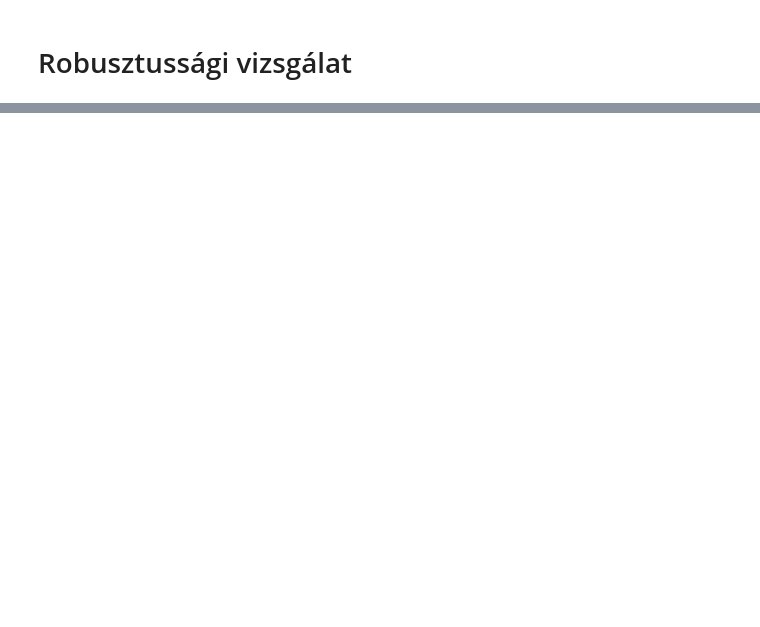
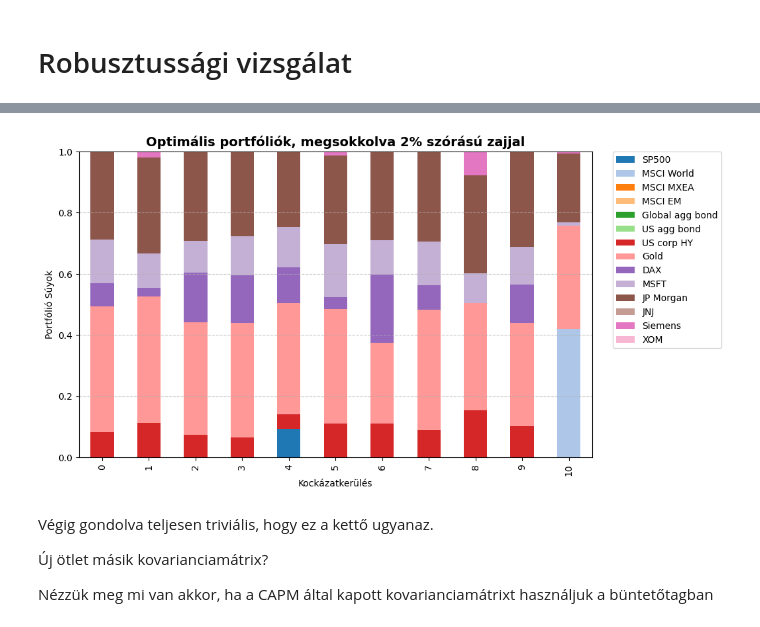
Before and after one commit to gyusza46/master_thesis, a Jupyter notebook: Kodok/uncertainity.ipynb, the cells around one changed output, grey strips where cells are left out. Drawn from its saved outputs; the diff is of its cells as text; code cells hidden in the pictures; blank space fills up the shorter version.

```diff
--- a/Kodok/uncertainity.ipynb
+++ b/Kodok/uncertainity.ipynb
@@ -650,0 +692,18 @@ robustness_values
+# %%
+selected_portfolios = optimal_portfolios_1.loc[:10, mean_returns.index]
+selected_portfolios.plot(kind="bar", figsize=(10, 6), stacked=True, color = colors)
+
+plt.xlabel("Kockázatkerülés")
+plt.ylabel("Portfólió Súyok")
+plt.title(f'Optimális portfóliók, megsokkolva 2% szórású zajjal', fontsize = 14, fontweight="bold" )
+plt.legend(bbox_to_anchor=(1.04, 1), borderaxespad=0)
+plt.grid(axis="y", linestyle="--", alpha=0.7)
+plt.show()
+# %% [output]
+[figure, added]
+# %% [markdown]
+Végig gondolva teljesen triviális, hogy ez a kettő ugyanaz.
+
+Új ötlet másik kovarianciamátrix?
+
+Nézzük meg mi van akkor, ha a CAPM által kapott kovarianciamátrixt használjuk a büntetőtagban
```
Also changed, not shown: parts of 29 cells of this notebook, 7 other files.
